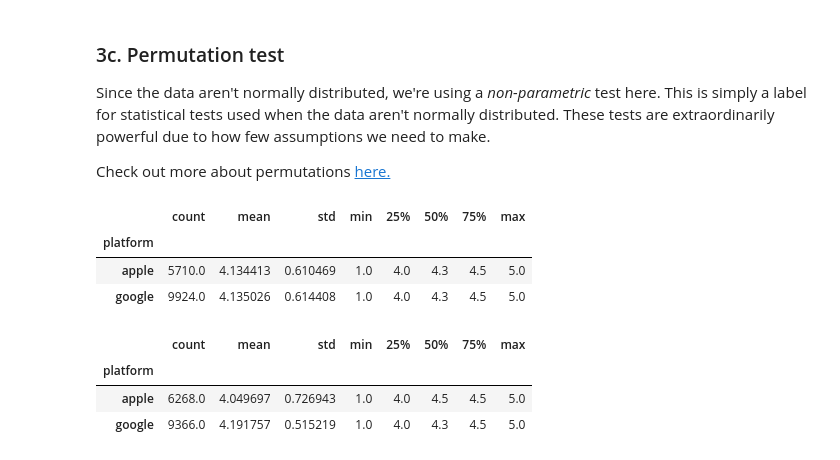
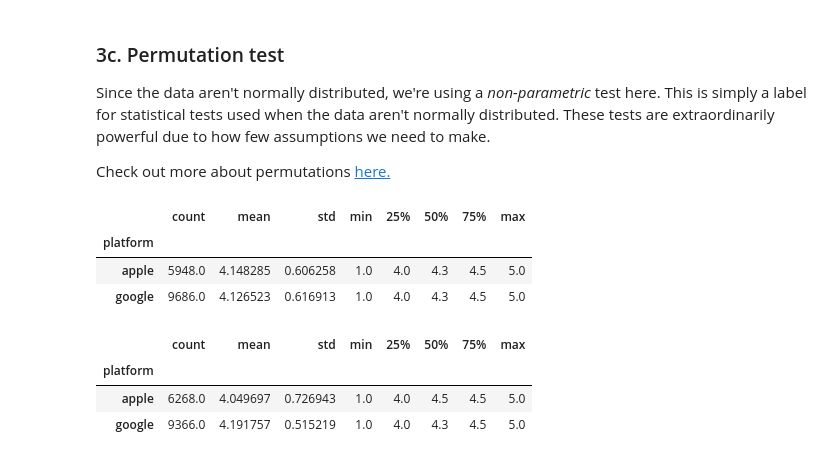
Before and after one commit to AaronCarney/Integrating-Apps, a Jupyter notebook: Project Files/Springboard Apps project - Tier 3 - Complete.ipynb, the cells around one changed output. Saved outputs shown, nothing was run; the diff lists cells and outputs as text; code cells hidden in the pictures.

```diff
--- a/Project Files/Springboard Apps project - Tier 3 - Complete.ipynb
+++ b/Project Files/Springboard Apps project - Tier 3 - Complete.ipynb
@@ -252,6 +244,6 @@ dtype: object
 Notice that the column `Reviews` is still an object column. We actually need this column to be a numeric column, too.
 # %%
 # Convert the 'Reviews' column to a numeric data type.
-Google_sub3.loc['Reviews'] = pd.to_numeric(Google_sub3['Reviews'], downcast='integer')
+Google['Reviews'] = pd.to_numeric(Google['Reviews'])
 # %%
 # Let's check the data types of Google again
@@ -267,11 +259,6 @@ dtype: object
 Let's add a new column to both dataframe objects called `platform`: all of its values in the Google dataframe will be just 'google', and all of its values for the Apple dataframe will be just 'apple'.
 
 The reason we're making this column is so that we can ultimately join our Apple and Google data together, and actually test out some hypotheses to solve the problem in our brief.
-# %%
-# The sub versions have been giving issues with red cells so:
-
-Google = Google_sub3
-Apple = Apple_sub
 # %%
 # Create a column called 'platform' in both the Apple and Google dataframes.
 # Add the value 'apple' and the value 'google' as appropriate.
@@ -302,9 +289,9 @@ Apple = Apple.rename(columns = dict(zip(old_names,new_names)))
 Let's combine the two datasets into a single data frame called `df`.
 # %%
 # Let's use the append() method to append Apple to Google.
-Google = Google.append(Apple)
+DF = Google.append(Apple)
 
 # Using the sample() method with the number 12 passed to it, check 12 random points of your dataset.
-Google.sample(12)
+DF.sample(12)
 # %% [output]
 |  | Category | Rating | Reviews | Price | platform |
@@ -356,6 +343,6 @@ dtype: int64
 929 apps do not have reviews, we need to eliminate these points!
 # %%
 # Eliminate the points that have 0 reviews.
-Google = Google[Google['Reviews'] != 0]
-Google.shape
+DF = DF[DF['Reviews'] != 0]
+DF.shape
 # %% [output]
@@ -481,14 +468,14 @@ Check out more about permutations [here.](http://rasbt.github.io/mlxtend/user_gu
 # %%
 # Create a column called `Permutation1`, and assign to it the result of permuting (shuffling) the Rating column
 # This assignment will use our numpy object's random.permutation() method
-Google['Permutation'] = np.random.permutation(Google['Rating'])
+DF['Permutation1'] = np.random.permutation(DF['Rating'])
 
 # Call the describe() method on our permutation grouped by 'platform'.
-Google.groupby(by='platform')['Permutation'].describe()
+DF.groupby(by='platform')['Permutation1'].describe()
 # %% [output]
 |  | count | mean | std | min | 25% | 50% | 75% | max |
 | platform |  |  |  |  |  |  |  |  |
-| apple | 5710.0 | 4.134413 | 0.610469 | 1.0 | 4.0 | 4.3 | 4.5 | 5.0 |
-| google | 9924.0 | 4.135026 | 0.614408 | 1.0 | 4.0 | 4.3 | 4.5 | 5.0 |
+| apple | 5948.0 | 4.148285 | 0.606258 | 1.0 | 4.0 | 4.3 | 4.5 | 5.0 |
+| google | 9686.0 | 4.126523 | 0.616913 | 1.0 | 4.0 | 4.3 | 4.5 | 5.0 |
 # %%
 # Lets compare with the previous analytical summary:
```
Also changed, not shown: parts of 21 cells of this notebook.
